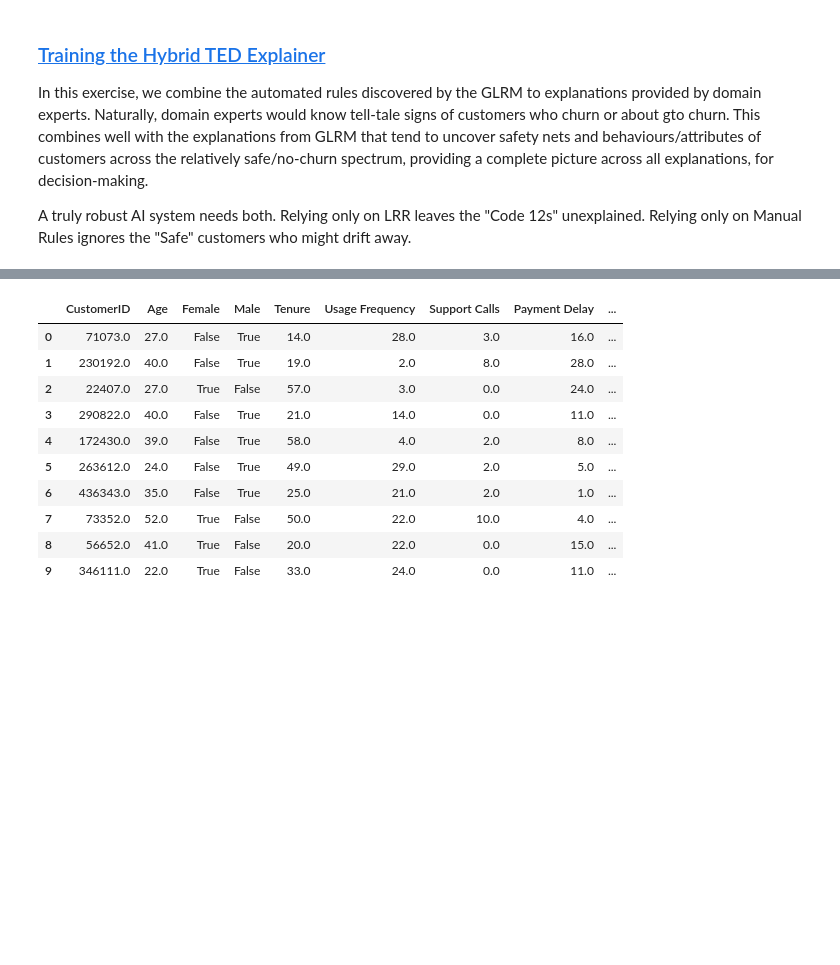
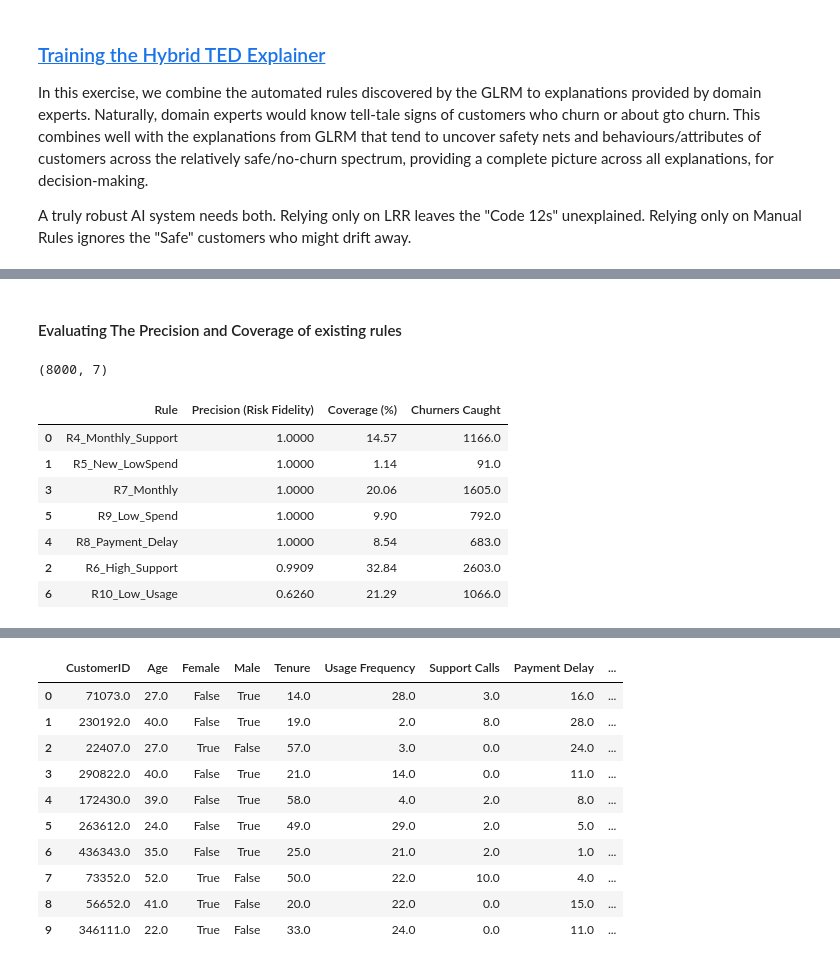
Before and after one commit to Lawrence-Krukrubo/IBM-Learn-XAI, a Jupyter notebook: ibm-aix360-book2-5.ipynb, the cells around one changed output, grey strips where cells are left out. Cells and saved outputs as stored; diff of their text form; code cells hidden in the pictures; blank space fills up the shorter version.

```diff
--- a/ibm-aix360-book2-5.ipynb
+++ b/ibm-aix360-book2-5.ipynb
@@ -624,3 +660,5 @@ def generate_explanation_code(row):
     # Default case if no other strong signal is found.
     else:
         return 12 # "General churn risk factors: Use SHAP values"
+# %% [markdown]
+#### Evaluating The Precision and Coverage of existing rules
@@ -626,0 +693,43 @@ def generate_explanation_code(row):
+# %%
+# 2. Applying to the Training Data
+rule_hits = X_train.apply(apply_rules_independently, axis=1)
+rule_hits.shape
+# %% [output]
+(8000, 7)
+# %%
+# 3. Calculate Stats
+stats = []
+for rule_name in rule_hits.columns:
+    # Get indices where rule is True
+    triggered_indices = rule_hits[rule_hits[rule_name] == True].index
+
+    if len(triggered_indices) > 0:
+        # Calculate Precision (How many flagged were actually Churners?)
+        # Adjust 'y_train' to match your actual target variable name
+        true_churners = y_train.loc[triggered_indices].sum()
+        total_flagged = len(triggered_indices)
+        precision = true_churners / total_flagged
+
+        # Calculate Coverage (What % of the total dataset did this rule touch?)
+        coverage = total_flagged / len(X_train)
+
+        stats.append({
+            'Rule': rule_name,
+            'Precision (Risk Fidelity)': round(precision, 4),
+            'Coverage (%)': round(coverage * 100, 2),
+            'Churners Caught': true_churners
+        })
+
+# 4. Display sorted by Precision
+stats_df = pd.DataFrame(stats).sort_values(by='Precision (Risk Fidelity)', ascending=False)
+# %%
+stats_df
+# %% [output]
+|  | Rule | Precision (Risk Fidelity) | Coverage (%) | Churners Caught |
+| 0 | R4_Monthly_Support | 1.0000 | 14.57 | 1166.0 |
+| 1 | R5_New_LowSpend | 1.0000 | 1.14 | 91.0 |
+| 3 | R7_Monthly | 1.0000 | 20.06 | 1605.0 |
+| 5 | R9_Low_Spend | 1.0000 | 9.90 | 792.0 |
+| 4 | R8_Payment_Delay | 1.0000 | 8.54 | 683.0 |
+| 2 | R6_High_Support | 0.9909 | 32.84 | 2603.0 |
+| 6 | R10_Low_Usage | 0.6260 | 21.29 | 1066.0 |
```
Also changed, not shown: parts of 36 cells of this notebook.
